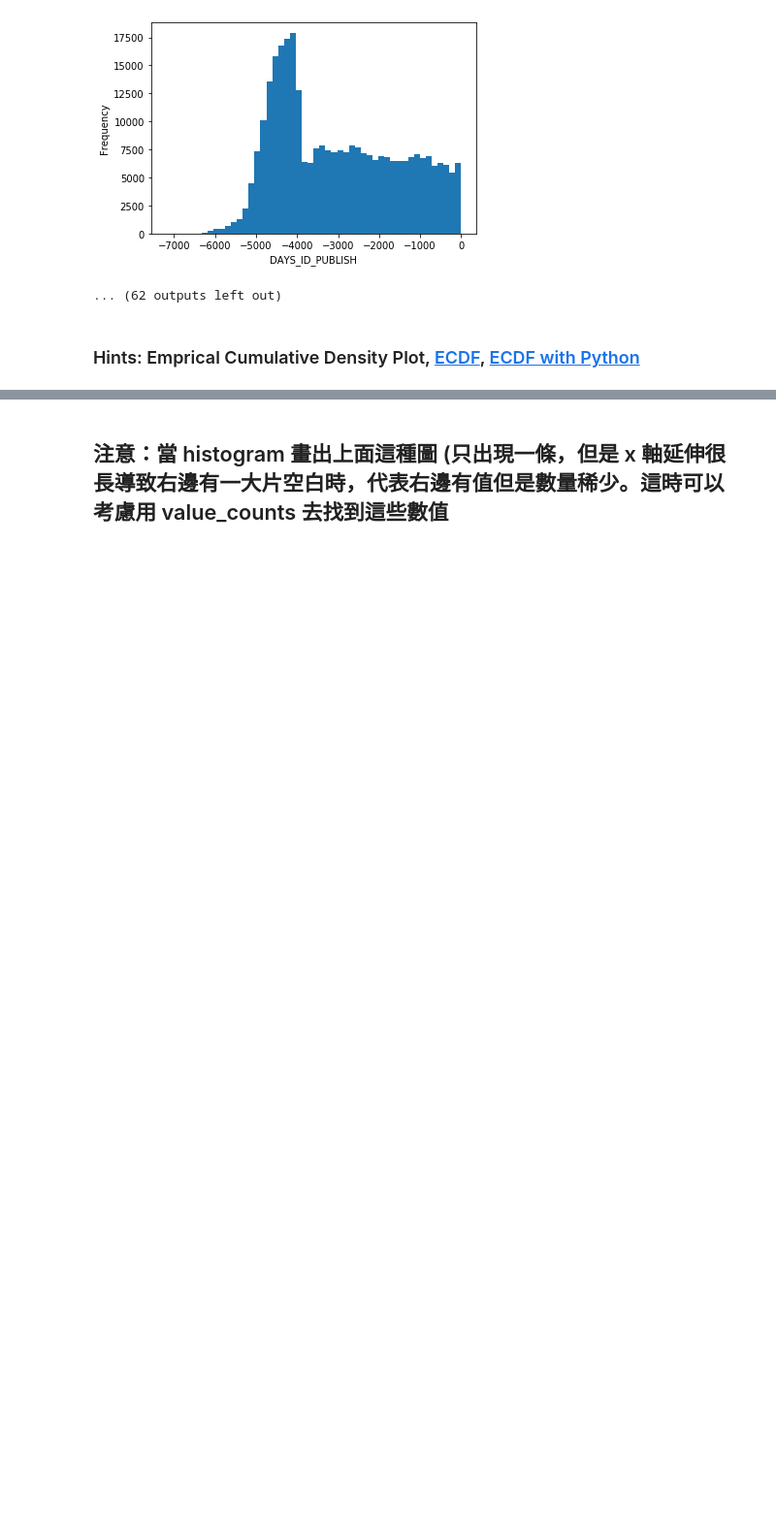
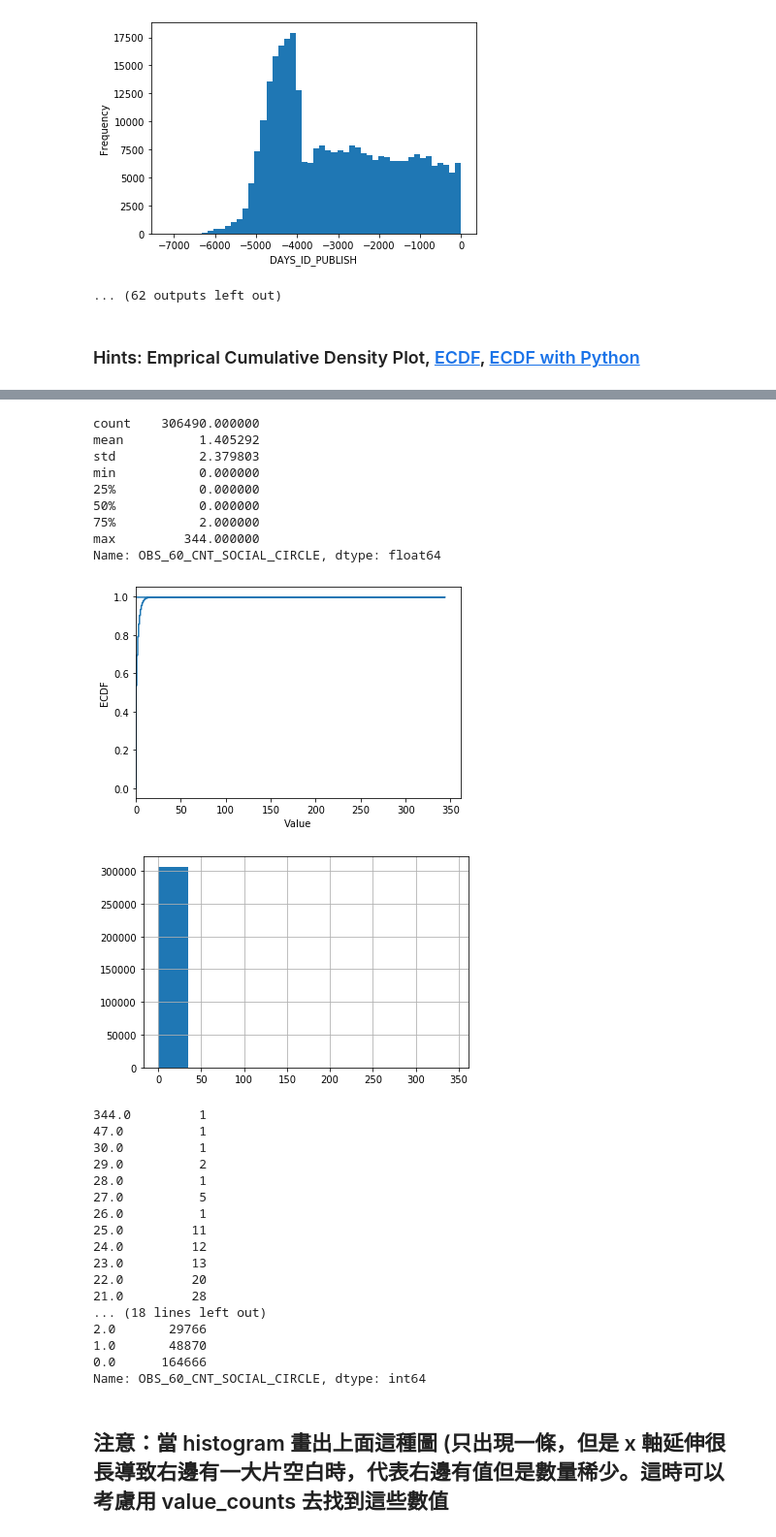
Before and after one commit to chingcc1209/4th-ML100Days, a Jupyter notebook: Day_009_HW.ipynb, the cells around one changed output, grey strips where cells are left out. Shown: that part at 97% size. Drawn from its saved outputs; the diff is of its cells as text; code cells hidden in the pictures; blank space fills up the shorter version.

```diff
--- a/Day_009_HW.ipynb
+++ b/Day_009_HW.ipynb
@@ -139,24 +192,61 @@ app_train['REGION_POPULATION_RELATIVE'].value_counts()
 # %%
 # 最大值落在分布之外
 print(app_train['OBS_60_CNT_SOCIAL_CIRCLE'].describe())
 
 # 繪製 Empirical Cumulative Density Plot (ECDF)
 """
 Your Code Here
+"""
+from statsmodels.distributions import ECDF
+cdfx = ECDF(app_train['OBS_60_CNT_SOCIAL_CIRCLE'])
 
-cdf =
-
+nan_x = np.isnan(cdfx.x)
+cdfx.x[nan_x] = 0
+# not_nan_x = ~ nan_x
+# cdfx.x = cdfx.x[not_nan_x]
+cdfx.x[cdfx.x <= -1E308] = 0
+cdfx.x[cdfx.x >= 1E308] = 0
+cdf = pd.Series(cdfx.y, index=cdfx.x)
 
 plt.plot(list(cdf.index), cdf/cdf.max())
 plt.xlabel('Value')
 plt.ylabel('ECDF')
 plt.xlim([cdf.index.min() * 0.95, cdf.index.max() * 1.05])
 plt.ylim([-0.05,1.05]) # 限制顯示圖片的範圍
 plt.show()
-"""
+
 app_train['OBS_60_CNT_SOCIAL_CIRCLE'].hist()
 plt.show()
 print(app_train['OBS_60_CNT_SOCIAL_CIRCLE'].value_counts().sort_index(ascending = False))
+# %% [output]
+count    306490.000000
+mean          1.405292
+std           2.379803
+min           0.000000
+25%           0.000000
+50%           0.000000
+75%           2.000000
+max         344.000000
+Name: OBS_60_CNT_SOCIAL_CIRCLE, dtype: float64
+[figure, added]
+[figure, added]
+344.0         1
+47.0          1
+30.0          1
+29.0          2
+28.0          1
+27.0          5
+26.0          1
+25.0         11
+24.0         12
+23.0         13
+22.0         20
+21.0         28
+... (18 lines left out)
+2.0       29766
+1.0       48870
+0.0      164666
+Name: OBS_60_CNT_SOCIAL_CIRCLE, dtype: int64
 # %% [markdown]
 ## 注意：當 histogram 畫出上面這種圖 (只出現一條，但是 x 軸延伸很長導致右邊有一大片空白時，代表右邊有值但是數量稀少。這時可以考慮用 value_counts 去找到這些數值
 # %%
```
Also changed, not shown: parts of 2 cells of this notebook.
